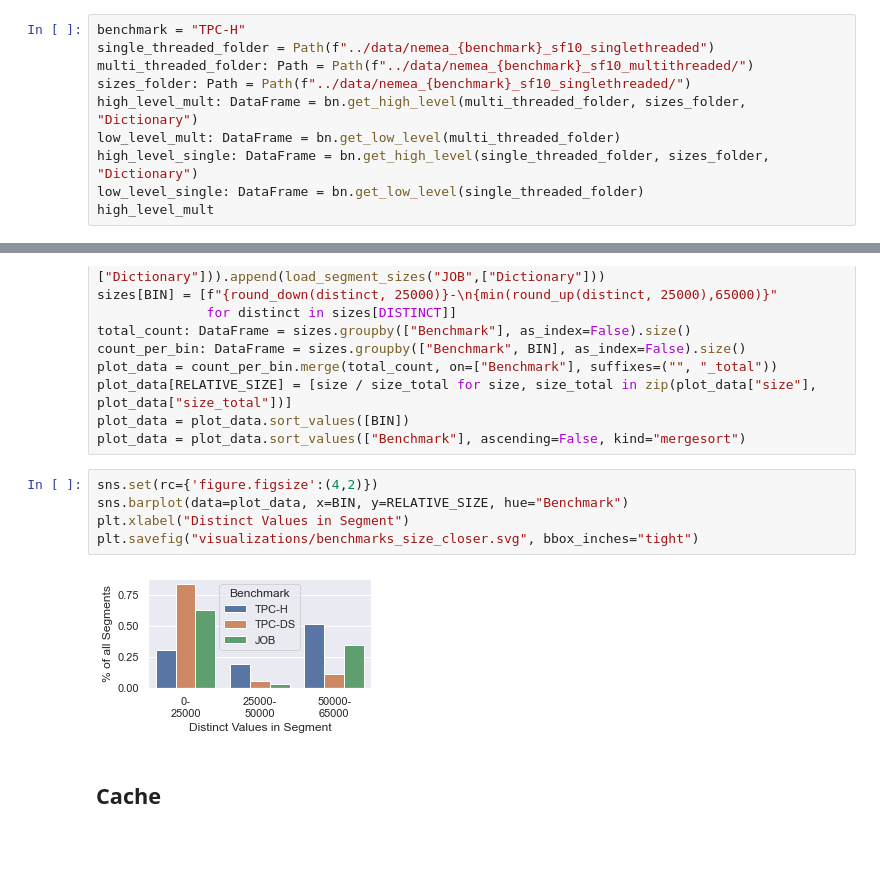
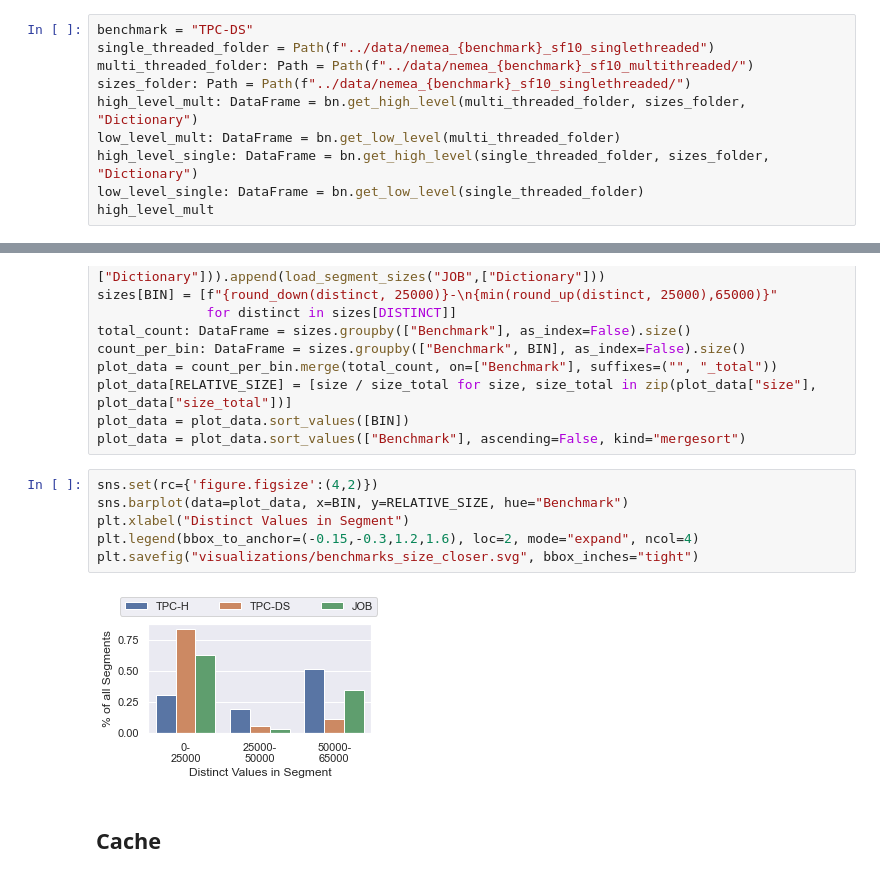
Before and after one commit to linuslh1996/column-compression, a Jupyter notebook: notebooks/CompareTPCH_SegmentEncoding.ipynb, the cells around one changed output, grey strips where cells are left out. Saved outputs shown, nothing was run; the diff lists cells and outputs as text; blank space fills up the shorter version.

```diff
--- a/notebooks/CompareTPCH_SegmentEncoding.ipynb
+++ b/notebooks/CompareTPCH_SegmentEncoding.ipynb
@@ -12,7 +12,7 @@ import load_benchmark_data as bn
 
 sns.set(rc={'figure.figsize':(7.5,10)})
 # %%
-benchmark = "TPC-H"
+benchmark = "TPC-DS"
 single_threaded_folder = Path(f"../data/nemea_{benchmark}_sf10_singlethreaded")
 multi_threaded_folder: Path = Path(f"../data/nemea_{benchmark}_sf10_multithreaded/")
 sizes_folder: Path = Path(f"../data/nemea_{benchmark}_sf10_singlethreaded/")
@@ -260,10 +259,11 @@ plot_data = plot_data.sort_values(["Benchmark"], ascending=False, kind="mergesor
 # %%
 sns.set(rc={'figure.figsize':(4,2)})
 sns.barplot(data=plot_data, x=BIN, y=RELATIVE_SIZE, hue="Benchmark")
 plt.xlabel("Distinct Values in Segment")
+plt.legend(bbox_to_anchor=(-0.15,-0.3,1.2,1.6), loc=2, mode="expand", ncol=4)
 plt.savefig("visualizations/benchmarks_size_closer.svg", bbox_inches="tight")
 # %% [output]
-[figure, old version]
+[figure, new version]
 # %% [markdown]
 ## Cache
 # %%
```
Also changed, not shown: parts of 11 cells of this notebook, 2 other files.
